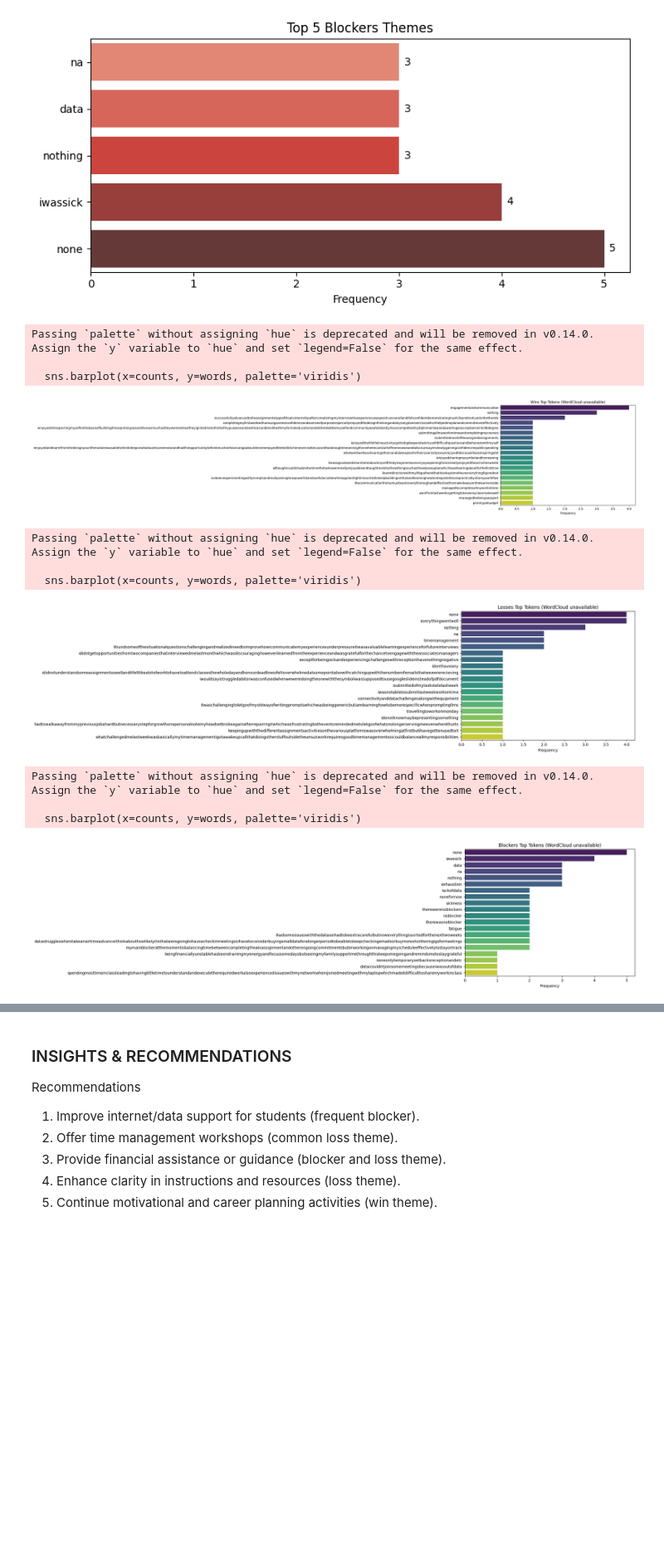
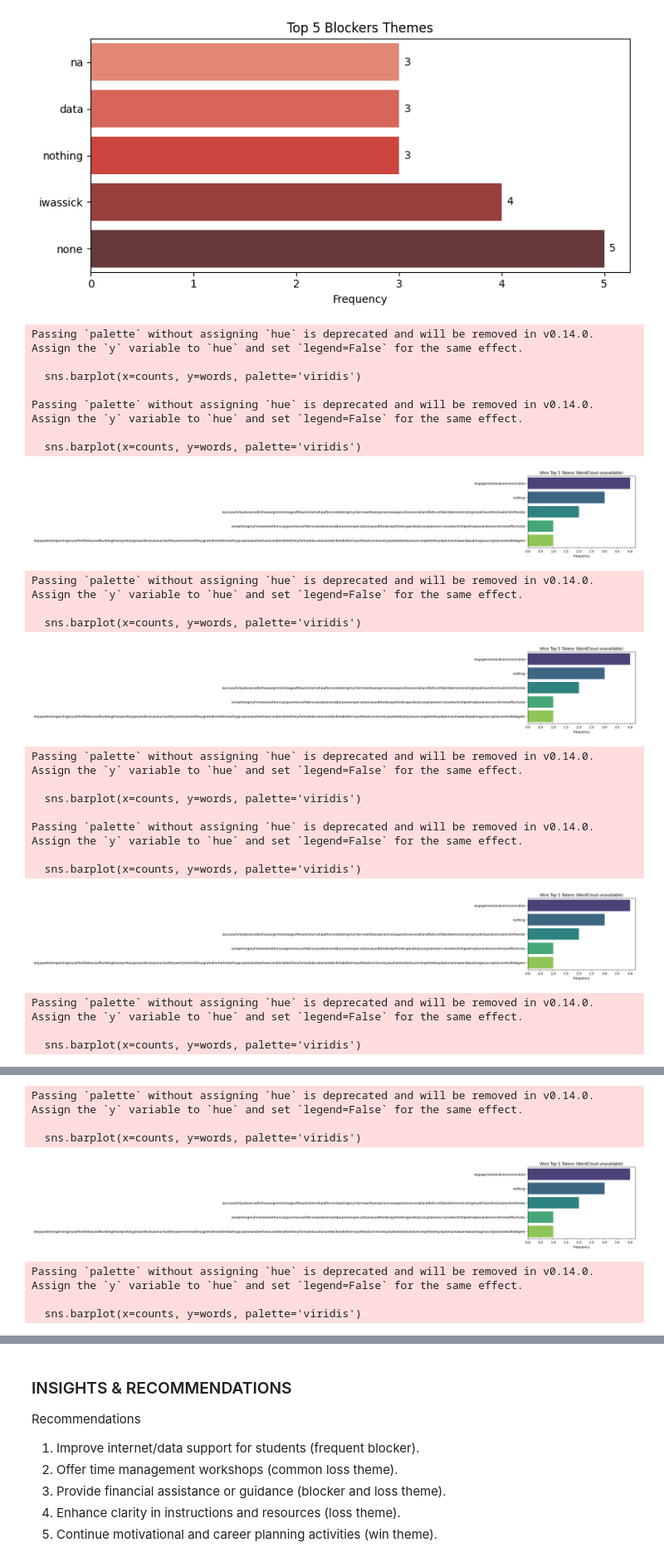
Before and after one commit to WesleySephai/NLP-Trend-Identification, a Jupyter notebook: practice.ipynb, the cells around one changed output, grey strips where cells are left out. Shown: that part at 83% size. Cells and saved outputs as stored; diff of their text form; code cells hidden in the pictures; blank space fills up the shorter version.

```diff
--- a/practice.ipynb
+++ b/practice.ipynb
@@ -347,41 +334,54 @@ Passing `palette` without assigning `hue` is deprecated and will be removed in v
   ax = sns.barplot(x='count', y='token', data=df_plot_top, palette=palette)
 [figure]
 # %%
-
-# Word Clouds (fallback to bar chart if WordCloud unavailable)
+# Word Clouds (fallback to bar chart) — display only Top-5 tokens per category
+from collections import Counter as _Counter
 for name, tokens in [('Wins', wins_tokens), ('Losses', losses_tokens), ('Blockers', blockers_tokens)]:
+    # compute top-5 tokens and their counts
+    top = _Counter(tokens).most_common(5)
+    if len(top) == 0:
+        print(f"No tokens to display for {name}.")
+        continue
+    # If WordCloud is available, generate from the top-5 frequencies (keeps focus on top themes)
     if 'WordCloud' in globals() and WordCloud is not None:
-        wc = WordCloud(width=800, height=400, background_color='white').generate(' '.join(tokens))
+        freqs = dict(top)
+        wc = WordCloud(width=800, height=400, background_color='white').generate_from_frequencies(freqs)
         plt.figure(figsize=(10,5))
         plt.imshow(wc, interpolation='bilinear')
         plt.axis('off')
-        plt.title(f"{name} Word Cloud")
+        plt.title(f"{name} Word Cloud (Top 5)")
         plt.show()
     else:
-        # Fallback: show top tokens as a horizontal bar chart
-        from collections import Counter as _Counter
-        top = _Counter(tokens).most_common(20)
-        if len(top) == 0:
-            print(f"No tokens to display for {name}.")
-            continue
+        # Fallback: show the top-5 tokens as a horizontal bar chart
         words = [w for w,c in top]
         counts = [c for w,c in top]
-        plt.figure(figsize=(8,6))
+        plt.figure(figsize=(6,4))
         sns.barplot(x=counts, y=words, palette='viridis')
-        plt.title(f"{name} Top Tokens (WordCloud unavailable)")
+        plt.title(f"{name} Top 5 Tokens (WordCloud unavailable)")
         plt.xlabel('Frequency')
         plt.tight_layout()
         plt.show()
 # %% [output]
 Passing `palette` without assigning `hue` is deprecated and will be removed in v0.14.0. Assign the `y` variable to `hue` and set `legend=False` for the same effect.
 
   sns.barplot(x=counts, y=words, palette='viridis')
+
+Passing `palette` without assigning `hue` is deprecated and will be removed in v0.14.0. Assign the `y` variable to `hue` and set `legend=False` for the same effect.
+
+  sns.barplot(x=counts, y=words, palette='viridis')
-[figure, old version]
+[figure, new version]
 Passing `palette` without assigning `hue` is deprecated and will be removed in v0.14.0. Assign the `y` variable to `hue` and set `legend=False` for the same effect.
 
   sns.barplot(x=counts, y=words, palette='viridis')
-[figure, old version]
+[figure, new version]
 Passing `palette` without assigning `hue` is deprecated and will be removed in v0.14.0. Assign the `y` variable to `hue` and set `legend=False` for the same effect.
 
   sns.barplot(x=counts, y=words, palette='viridis')
+
+Passing `palette` without assigning `hue` is deprecated and will be removed in v0.14.0. Assign the `y` variable to `hue` and set `legend=False` for the same effect.
+
+  sns.barplot(x=counts, y=words, palette='viridis')
-[figure, old version]
+[figure, new version]
+Passing `palette` without assigning `hue` is deprecated and will be removed in v0.14.0. Assign the `y` variable to `hue` and set `legend=False` for the same effect.
+
+  sns.barplot(x=counts, y=words, palette='viridis')
@@ -387,0 +389,7 @@ Passing `palette` without assigning `hue` is deprecated and will be removed in v
+Passing `palette` without assigning `hue` is deprecated and will be removed in v0.14.0. Assign the `y` variable to `hue` and set `legend=False` for the same effect.
+
+  sns.barplot(x=counts, y=words, palette='viridis')
+[figure, added]
+Passing `palette` without assigning `hue` is deprecated and will be removed in v0.14.0. Assign the `y` variable to `hue` and set `legend=False` for the same effect.
+
+  sns.barplot(x=counts, y=words, palette='viridis')
```
Also changed, not shown: parts of 4 cells of this notebook.
